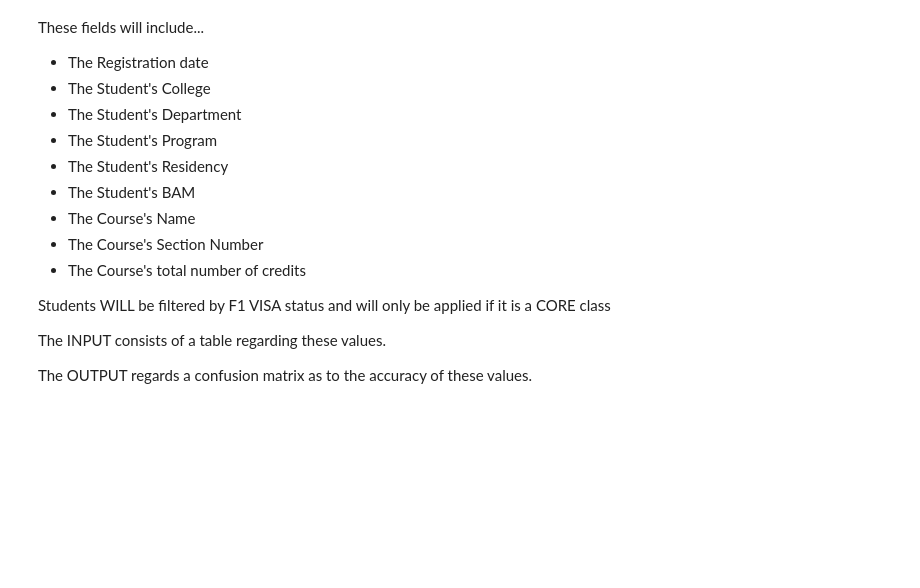
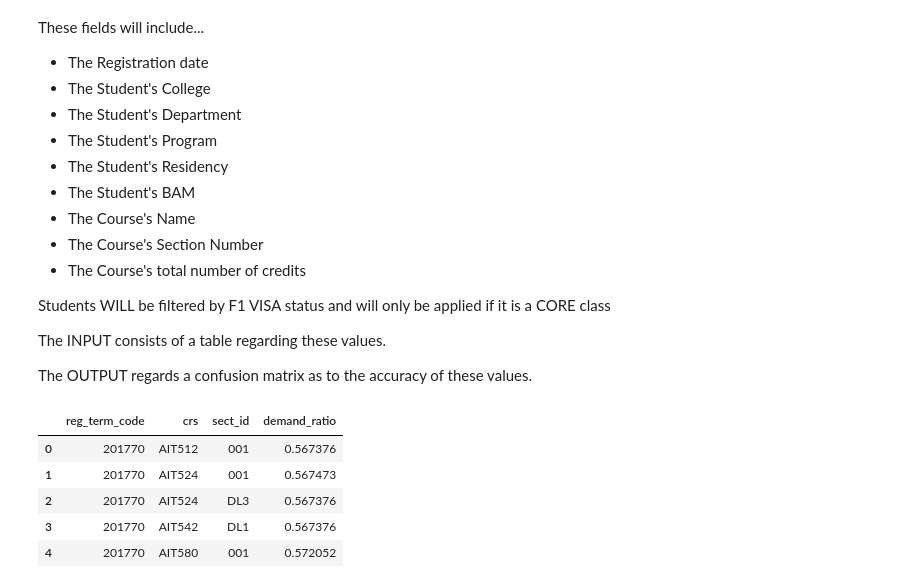
Before and after one commit to GoswamiSagarD/Team-Prophecy, a Jupyter notebook: Code/src/DataEngineering/ModelCreation_ipynb/LinearRegression.ipynb, the cells around one changed output. Cells and saved outputs as stored; diff of their text form; code cells hidden in the pictures; blank space fills up the shorter version.

```diff
--- a/Code/src/DataEngineering/ModelCreation_ipynb/LinearRegression.ipynb
+++ b/Code/src/DataEngineering/ModelCreation_ipynb/LinearRegression.ipynb
@@ -160,3 +166,12 @@ Students WILL be filtered by F1 VISA status and will only be applied if it is a
 The INPUT consists of a table regarding these values.
 
 The OUTPUT regards a confusion matrix as to the accuracy of these values.
+# %%
+total_df.head()
+# %% [output]
+|  | reg_term_code | crs | sect_id | demand_ratio |
+| 0 | 201770 | AIT512 | 001 | 0.567376 |
+| 1 | 201770 | AIT524 | 001 | 0.567473 |
+| 2 | 201770 | AIT524 | DL3 | 0.567376 |
+| 3 | 201770 | AIT542 | DL1 | 0.567376 |
+| 4 | 201770 | AIT580 | 001 | 0.572052 |
```
Also changed, not shown: parts of 14 cells of this notebook, 1 other file.
